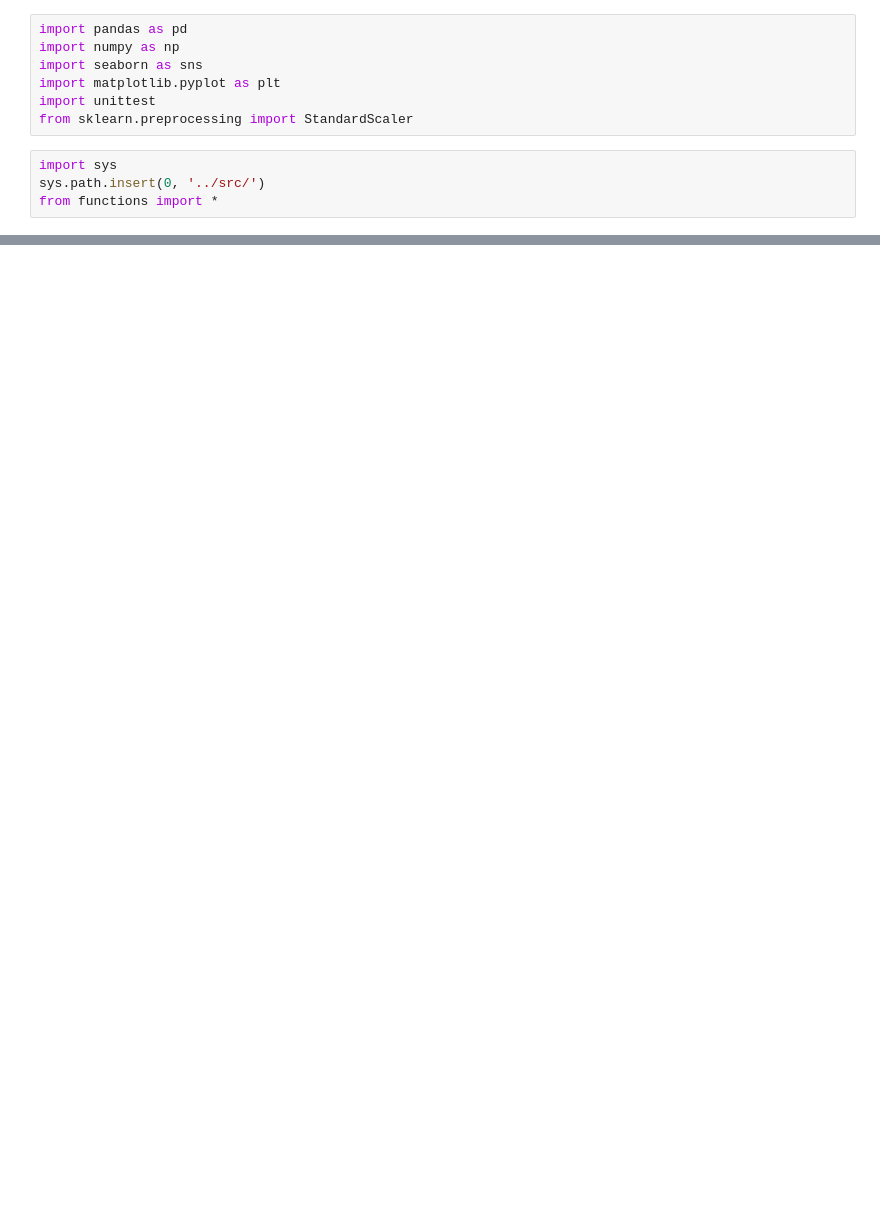
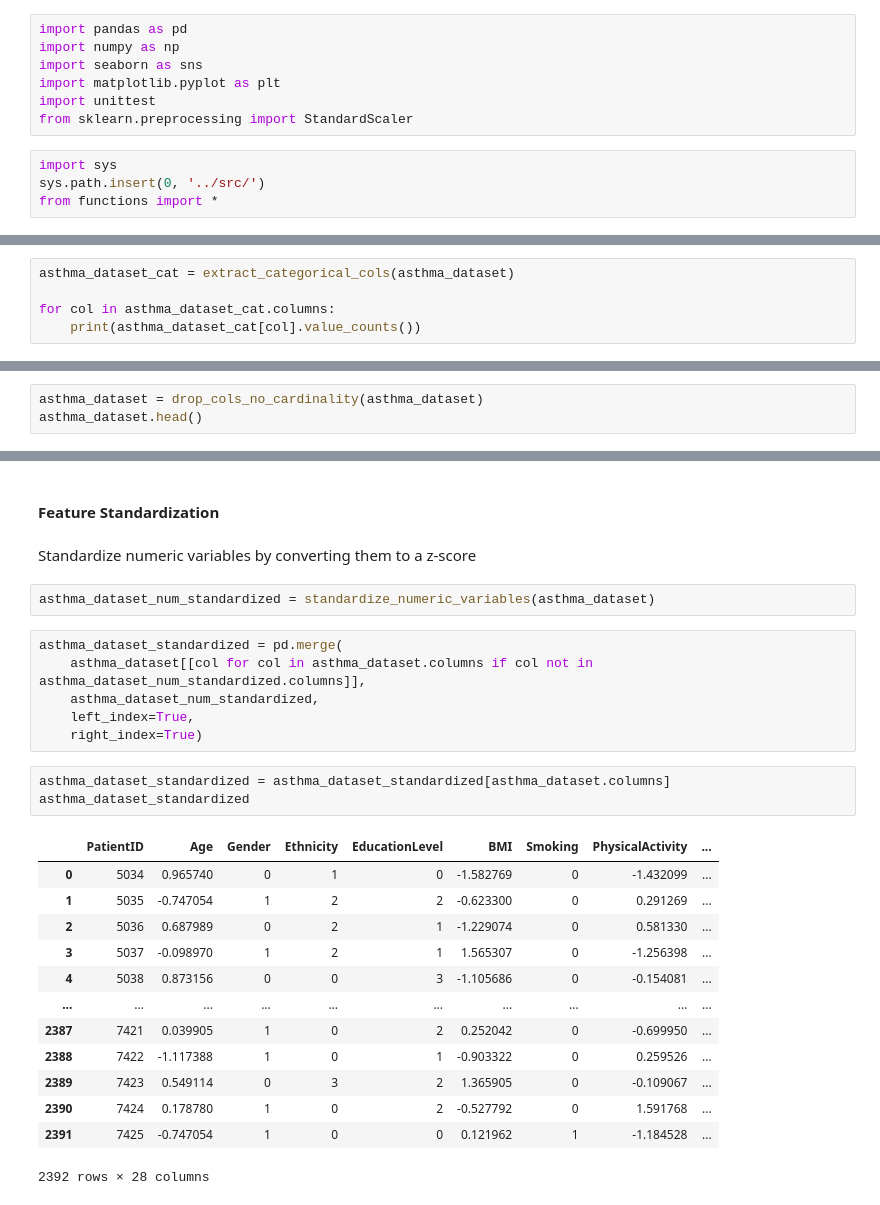
Before and after one commit to kchomakova/ai_upskill_2025_datascience, a Jupyter notebook: notebooks/Production Notebook.ipynb, the cells around one changed output, grey strips where cells are left out. Cells and saved outputs as stored; diff of their text form; blank space fills up the shorter version.

```diff
--- a/notebooks/Production Notebook.ipynb
+++ b/notebooks/Production Notebook.ipynb
@@ -50,0 +67,5 @@ pandas.core.frame.DataFrame
+# %%
+asthma_dataset_cat = extract_categorical_cols(asthma_dataset)
+
+for col in asthma_dataset_cat.columns:
+    print(asthma_dataset_cat[col].value_counts())
@@ -50,0 +129,3 @@ pandas.core.frame.DataFrame
+# %%
+asthma_dataset = drop_cols_no_cardinality(asthma_dataset)
+asthma_dataset.head()
@@ -50,0 +139,29 @@ pandas.core.frame.DataFrame
+# %% [markdown]
+#### Feature Standardization
+# %% [markdown]
+Standardize numeric variables by converting them to a z-score
+# %%
+asthma_dataset_num_standardized = standardize_numeric_variables(asthma_dataset)
+# %%
+asthma_dataset_standardized = pd.merge(
+    asthma_dataset[[col for col in asthma_dataset.columns if col not in asthma_dataset_num_standardized.columns]],
+    asthma_dataset_num_standardized,
+    left_index=True,
+    right_index=True)
+# %%
+asthma_dataset_standardized = asthma_dataset_standardized[asthma_dataset.columns]
+asthma_dataset_standardized
+# %% [output]
+|  | PatientID | Age | Gender | Ethnicity | EducationLevel | BMI | Smoking | PhysicalActivity | ... |
+| 0 | 5034 | 0.965740 | 0 | 1 | 0 | -1.582769 | 0 | -1.432099 | ... |
+| 1 | 5035 | -0.747054 | 1 | 2 | 2 | -0.623300 | 0 | 0.291269 | ... |
+| 2 | 5036 | 0.687989 | 0 | 2 | 1 | -1.229074 | 0 | 0.581330 | ... |
+| 3 | 5037 | -0.098970 | 1 | 2 | 1 | 1.565307 | 0 | -1.256398 | ... |
+| 4 | 5038 | 0.873156 | 0 | 0 | 3 | -1.105686 | 0 | -0.154081 | ... |
+| ... | ... | ... | ... | ... | ... | ... | ... | ... | ... |
+| 2387 | 7421 | 0.039905 | 1 | 0 | 2 | 0.252042 | 0 | -0.699950 | ... |
+| 2388 | 7422 | -1.117388 | 1 | 0 | 1 | -0.903322 | 0 | 0.259526 | ... |
+| 2389 | 7423 | 0.549114 | 0 | 3 | 2 | 1.365905 | 0 | -0.109067 | ... |
+| 2390 | 7424 | 0.178780 | 1 | 0 | 2 | -0.527792 | 0 | 1.591768 | ... |
+| 2391 | 7425 | -0.747054 | 1 | 0 | 0 | 0.121962 | 1 | -1.184528 | ... |
+2392 rows × 28 columns
```
Also changed, not shown: parts of 22 cells of this notebook, 3 other files.
